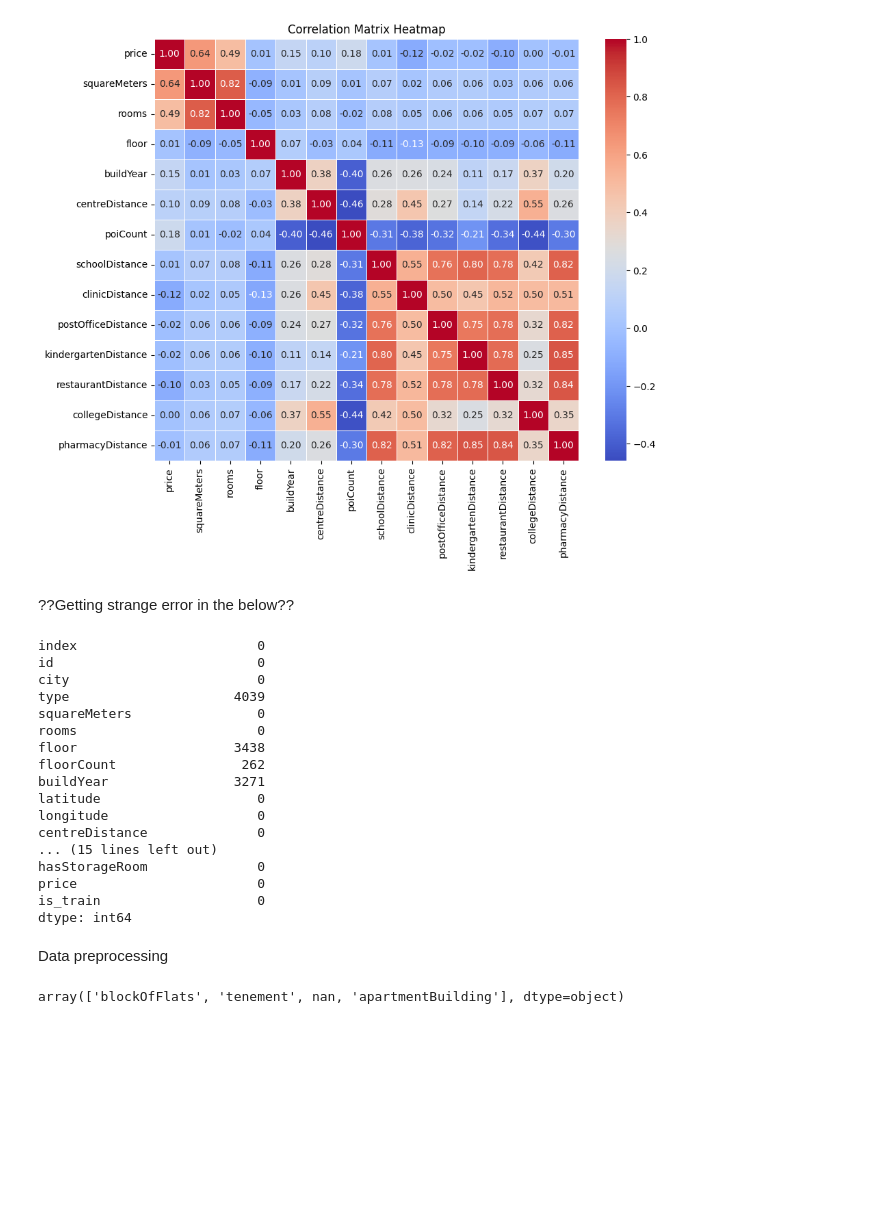
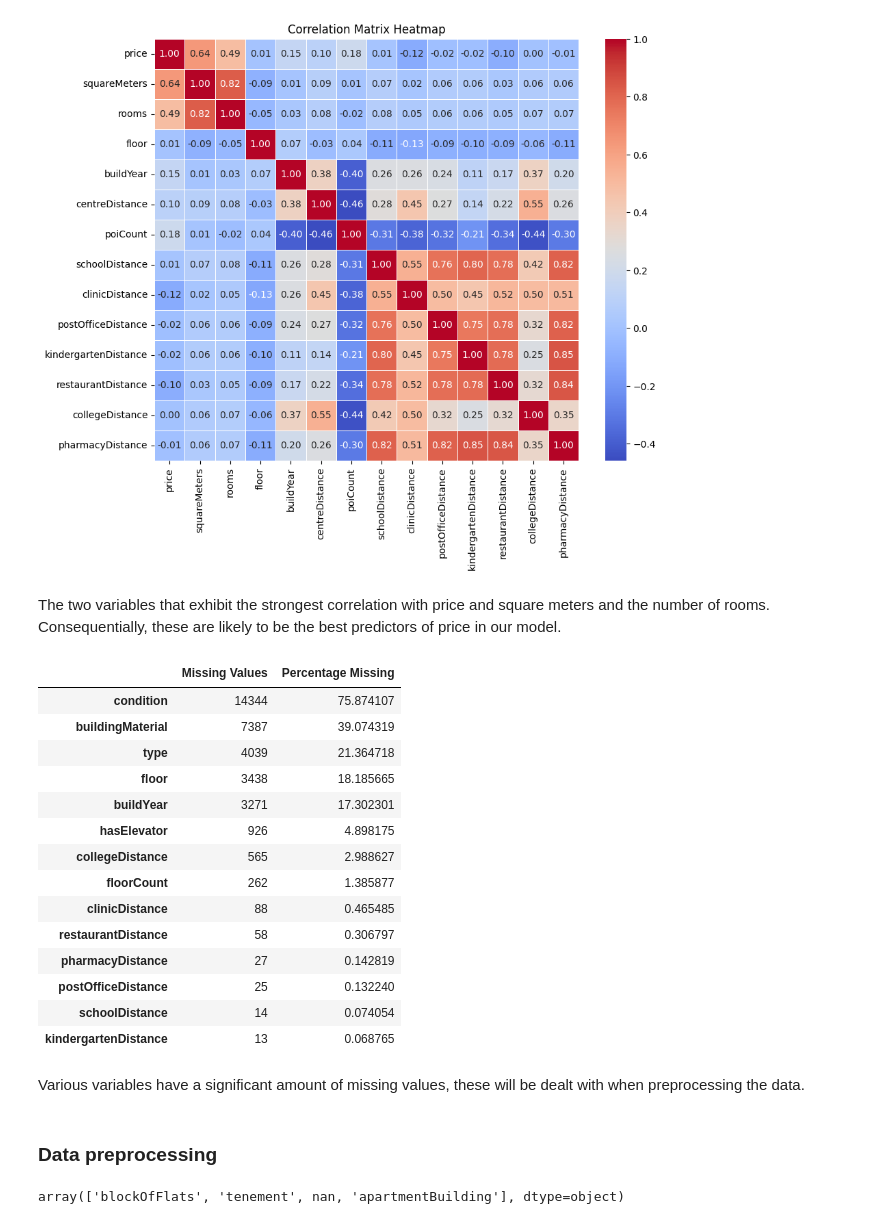
Before and after one commit to jnossa/CDS_Final_Project, a Jupyter notebook: notebook.ipynb, the cells around one changed output. Drawn from its saved outputs; the diff is of its cells as text; code cells hidden in the pictures; blank space fills up the shorter version.

```diff
--- a/notebook.ipynb
+++ b/notebook.ipynb
@@ -52,32 +60,31 @@ corr = e.Correlation(all_data)
 corr.visualize_data_correlation(['price', 'squareMeters', 'rooms', 'floor', 'buildYear', 'centreDistance', 'poiCount', 'schoolDistance', 'clinicDistance', 'postOfficeDistance', 'kindergartenDistance', 'restaurantDistance', 'collegeDistance', 'pharmacyDistance'])
 # %% [output]
 [figure]
-# %% [markdown]
-??Getting strange error in the below??
+# %% [markdown]
+The two variables that exhibit the strongest correlation with price and square meters and the number of rooms. Consequentially, these are likely to be the best predictors of price in our model.
 # %%
 # Missing values analysis
 miss = p.MissingValues(all_data)
 missing_summary = miss.missing_values_summary()
+missing_summary
+# %% [output]
+|  | Missing Values | Percentage Missing |
+| condition | 14344 | 75.874107 |
+| buildingMaterial | 7387 | 39.074319 |
+| type | 4039 | 21.364718 |
+| floor | 3438 | 18.185665 |
+| buildYear | 3271 | 17.302301 |
+| hasElevator | 926 | 4.898175 |
+| collegeDistance | 565 | 2.988627 |
+| floorCount | 262 | 1.385877 |
+| clinicDistance | 88 | 0.465485 |
+| restaurantDistance | 58 | 0.306797 |
+| pharmacyDistance | 27 | 0.142819 |
+| postOfficeDistance | 25 | 0.132240 |
+| schoolDistance | 14 | 0.074054 |
+| kindergartenDistance | 13 | 0.068765 |
-# %%
-all_data.isnull().sum()
-# %% [output]
-index                       0
-id                          0
-city                        0
-type                     4039
-squareMeters                0
-rooms                       0
-floor                    3438
-floorCount                262
-buildYear                3271
-latitude                    0
-longitude                   0
-centreDistance              0
-... (15 lines left out)
-hasStorageRoom              0
-price                       0
-is_train                    0
-dtype: int64
-# %% [markdown]
-Data preprocessing
+# %% [markdown]
+Various variables have a significant amount of missing values, these will be dealt with when preprocessing the data.
+# %% [markdown]
+### Data preprocessing
 # %%
```
Also changed, not shown: parts of 39 cells of this notebook.
